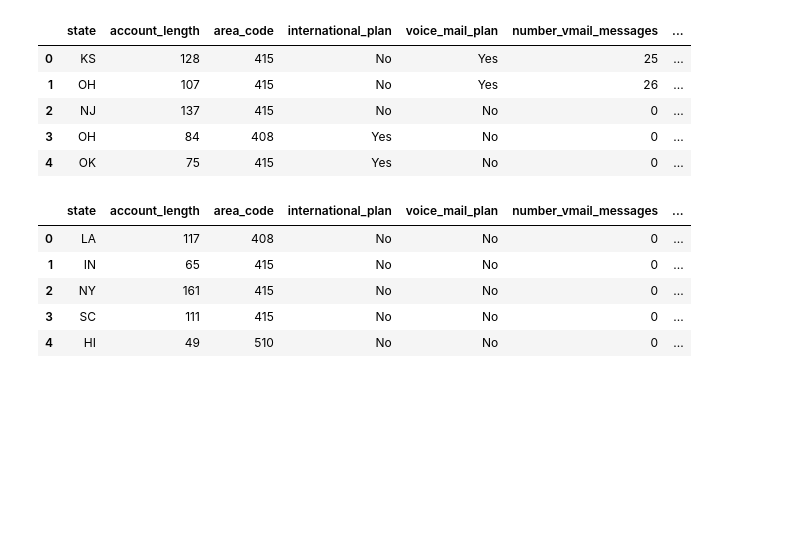
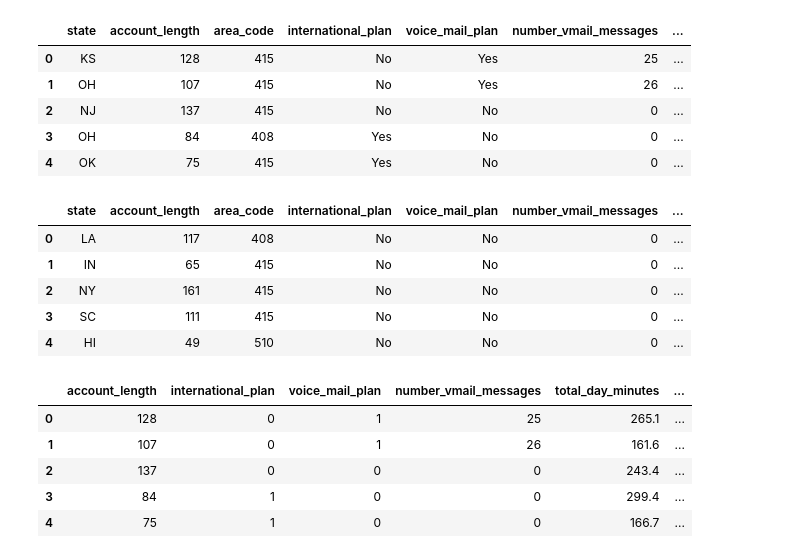
Before and after one commit to DKB-Erico/codveda_data_science, a Jupyter notebook: Predictive Modeling (Regression).ipynb, the cells around one changed output. Drawn from its saved outputs; the diff is of its cells as text; code cells hidden in the pictures; blank space fills up the shorter version.

Commit message:
Made all values categorical values numeric and dropped irrelevant columns

```diff
--- a/Predictive Modeling (Regression).ipynb
+++ b/Predictive Modeling (Regression).ipynb
@@ -110,3 +110,23 @@ display(test_df.head())
 | 2 | NY | 161 | 415 | No | No | 0 | ... |
 | 3 | SC | 111 | 415 | No | No | 0 | ... |
 | 4 | HI | 49 | 510 | No | No | 0 | ... |
+# %%
+# Encoding categorical columns
+label = LabelEncoder()
+
+for col in ["international_plan", "voice_mail_plan", "churn"]:
+    train_df[col] = label.fit_transform(train_df[col])
+    test_df[col] = label.transform(test_df[col])
+
+# Dropping less relevant text-heavy columns
+train_df = train_df.drop(["state", "area_code"], axis = 1)
+test_df = test_df.drop(["state", "area_code"], axis = 1)
+
+display(train_df.head())
+# %% [output]
+|  | account_length | international_plan | voice_mail_plan | number_vmail_messages | total_day_minutes | ... |
+| 0 | 128 | 0 | 1 | 25 | 265.1 | ... |
+| 1 | 107 | 0 | 1 | 26 | 161.6 | ... |
+| 2 | 137 | 0 | 0 | 0 | 243.4 | ... |
+| 3 | 84 | 1 | 0 | 0 | 299.4 | ... |
+| 4 | 75 | 1 | 0 | 0 | 166.7 | ... |
```
